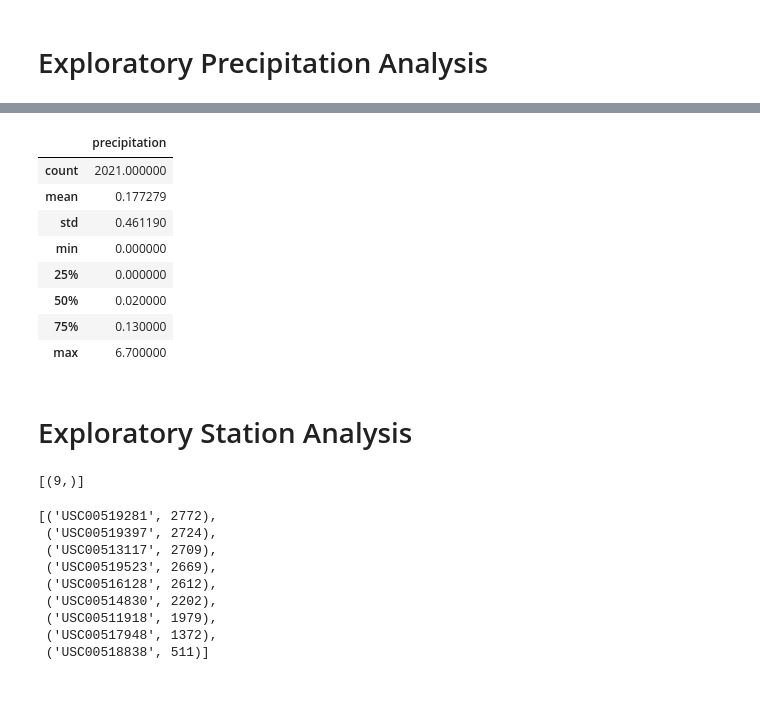
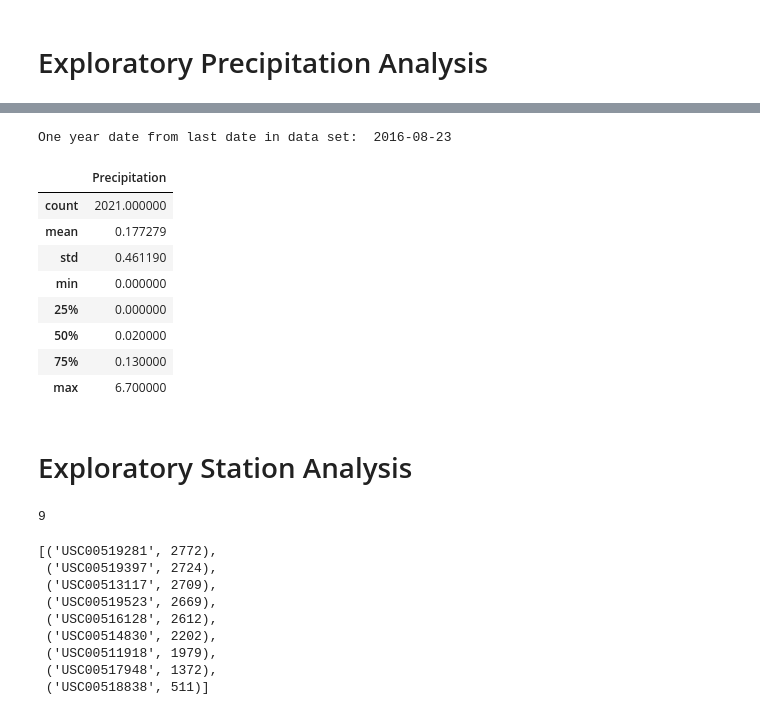
Before and after one commit to AshleyB1021/Sqlalchemy_Challenge, a Jupyter notebook: climate_starter.ipynb, the cells around one changed output, grey strips where cells are left out. Saved outputs shown, nothing was run; the diff lists cells and outputs as text; code cells hidden in the pictures.

```diff
--- a/climate_starter.ipynb
+++ b/climate_starter.ipynb
@@ -75,7 +99,29 @@ Text(0, 0.5, 'Inches')
+# %%
+# Calculate the date one year from the last date in data set.
+one_year_date = dt.date(2017, 8, 23) - dt.timedelta(days=365)
+print("One year date from last date in data set: ", one_year_date)
+
+# Perform a query to retrieve the data and precipitation scores
+
+sel = [Measurement.date,Measurement.prcp]
+queryresult = Session.query(*sel).filter(Measurement.date >= one_year_date).all()
+
+
+# Save the query results as a Pandas DataFrame. Explicitly set the column names
+# Sort the dataframe by date
+precipitation = pd.DataFrame(queryresult, columns=['Date','Precipitation'])
+precipitation = precipitation.dropna(how='any')
+precipitation = precipitation.sort_values(["Date"], ascending=True)
+precipitation = precipitation.set_index("Date")
+
+# Use Pandas Plotting with Matplotlib to plot the data
+# %% [output]
+One year date from last date in data set:  2016-08-23
 # %%
 # Use Pandas to calculate the summary statistics for the precipitation data
+precipitation.describe()
 # %% [output]
-|  | precipitation |
+|  | Precipitation |
 | count | 2021.000000 |
 | mean | 0.177279 |
 | std | 0.461190 |
@@ -88,8 +134,9 @@ Text(0, 0.5, 'Inches')
 # Exploratory Station Analysis
 # %%
 # Design a query to calculate the total number of stations in the dataset
+Session.query(Station.id).count()
 # %% [output]
-[(9,)]
+9
 # %%
 # Design a query to find the most active stations (i.e. which stations have the most rows?)
 # List the stations and their counts in descending order.
```
Also changed, not shown: parts of 6 cells of this notebook, 1 other file.
